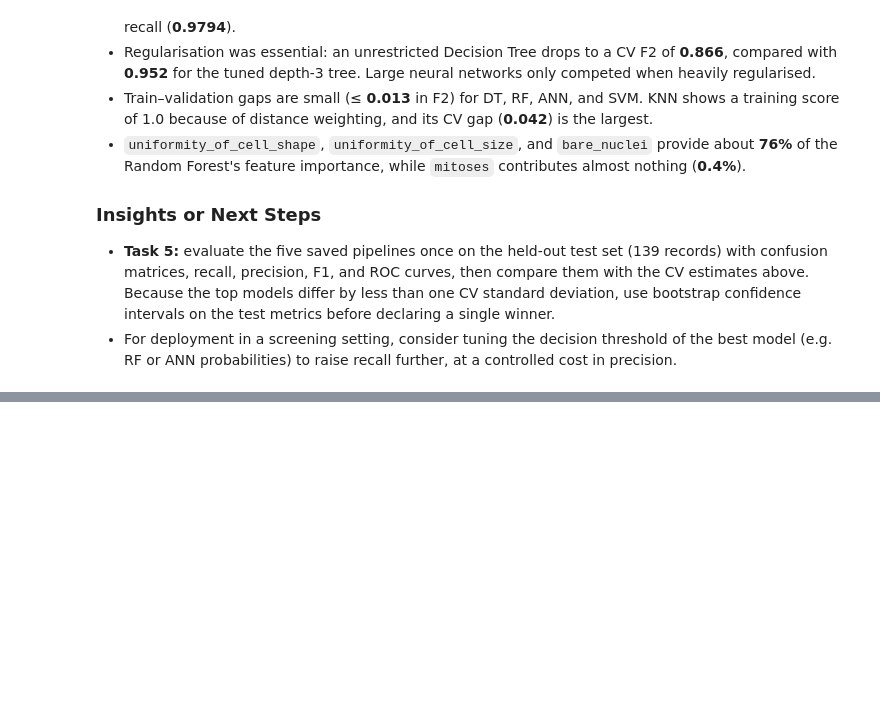
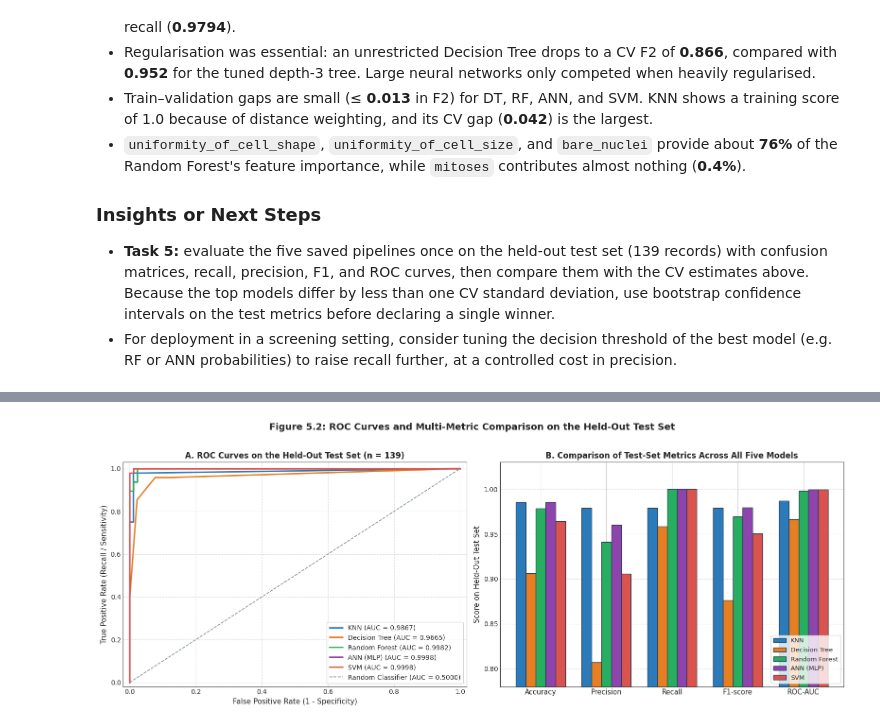
Before and after one commit to M7moudeGalal/Breast-Cancer-Wisconsin, a Jupyter notebook: wisconsin_breast_cancer.ipynb, the cells around one changed output, grey strips where cells are left out. Saved outputs shown, nothing was run; the diff lists cells and outputs as text; code cells hidden in the pictures; blank space fills up the shorter version.

```diff
--- a/wisconsin_breast_cancer.ipynb
+++ b/wisconsin_breast_cancer.ipynb
@@ -2153,0 +2339,39 @@ Test set (n = 139) used anywhere during preprocessing, tuning, or model selectio
+# %%
+fig, axes = plt.subplots(1, 2, figsize=(16, 6))
+
+# Panel A: ROC curves for all five models on the held-out test set
+for name in models:
+    fpr, tpr, _ = roc_curve(y_eval, scores[name], pos_label=POSITIVE_CLASS)
+    auc_val = results.loc[name, "ROC-AUC"]
+    axes[0].plot(fpr, tpr, linewidth=2.2, color=MODEL_COLORS[name],
+                 label=f"{name} (AUC = {auc_val:.4f})")
+
+axes[0].plot([0, 1], [0, 1], linestyle="--", color="#7f8c8d", linewidth=1.2, label="Random Classifier (AUC = 0.5000)")
+axes[0].set_xlim(-0.02, 1.02)
+axes[0].set_ylim(-0.02, 1.03)
+axes[0].set_xlabel("False Positive Rate (1 - Specificity)", fontsize=11)
+axes[0].set_ylabel("True Positive Rate (Recall / Sensitivity)", fontsize=11)
+axes[0].set_title("A. ROC Curves on the Held-Out Test Set (n = 139)", fontweight="bold", fontsize=12)
+axes[0].legend(loc="lower right", frameon=True, fontsize=10)
+axes[0].grid(True, linestyle="--", alpha=0.6)
+
+# Panel B: Grouped bar chart of the 5 test metrics per model
+x = np.arange(len(METRIC_COLS))
+bar_w = 0.15
+for i, name in enumerate(models):
+    vals = [results.loc[name, m] for m in METRIC_COLS]
+    offset = (i - 2) * bar_w
+    axes[1].bar(x + offset, vals, width=bar_w, color=MODEL_COLORS[name], edgecolor="#2c3e50", label=name)
+
+axes[1].set_xticks(x, METRIC_COLS, fontsize=10.5)
+axes[1].set_ylim(0.78, 1.03)
+axes[1].set_ylabel("Score on Held-Out Test Set", fontsize=11)
+axes[1].set_title("B. Comparison of Test-Set Metrics Across All Five Models", fontweight="bold", fontsize=12)
+axes[1].legend(loc="lower right", frameon=True, fontsize=9.5)
+axes[1].grid(axis="y", linestyle="--", alpha=0.6)
+
+plt.suptitle("Figure 5.2: ROC Curves and Multi-Metric Comparison on the Held-Out Test Set", fontsize=14, fontweight="bold", y=1.02)
+plt.tight_layout()
+plt.show()
+# %% [output]
+[figure, added]
```
Also changed, not shown: parts of 21 cells of this notebook, 1 other file.
